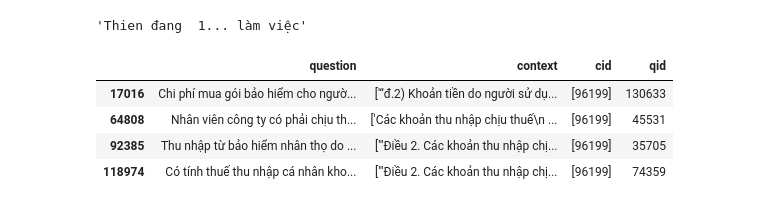
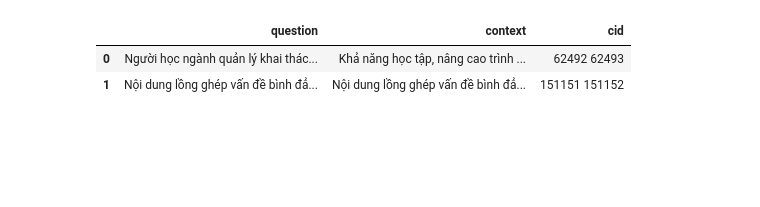
Before and after one commit to tnt305/legal-retrieval, a Jupyter notebook: eda.ipynb, the cells around one changed output. Cells and saved outputs as stored; diff of their text form; code cells hidden in the pictures; blank space fills up the shorter version.

```diff
--- a/eda.ipynb
+++ b/eda.ipynb
@@ -11,25 +21,30 @@ test = pd.read_csv("./data/public_test.csv")
+# %%
+import pandas as pd
+
+# Dữ liệu ban đầu (giả sử đã nạp từ file CSV)
+data = pd.DataFrame({
+    'question': ["Người học ngành quản lý khai thác công trình thủy lợi ...", "Nội dung lồng ghép vấn đề bình đẳng giới ..."],
+    'context': [
+        ["Khả năng học tập, nâng cao trình độ...", "Khối lượng kiến thức tối thiểu..."],
+        ["Nội dung lồng ghép vấn đề bình đẳng giới...", "Xác định nội dung liên quan đến vấn đề bình đẳng giới..."]
+    ],
+    'cid': [[62492, 62493], [151151, 151152]],
+    'qid': [161615, 80037]
+})
+
+# Chuyển đổi context thành chuỗi văn bản duy nhất và cid thành danh sách ID
+data['context'] = data['context'].apply(lambda x: ' '.join(x))
+data['cid'] = data['cid'].apply(lambda x: ' '.join(map(str, x)))
+
+# Tạo DataFrame cuối cùng
+rag_data = data[['question', 'context', 'cid']]
+
+# Hiển thị kết quả
+pd.DataFrame(rag_data)
+# %% [output]
+|  | question | context | cid |
+| 0 | Người học ngành quản lý khai thác... | Khả năng học tập, nâng cao trình ... | 62492 62493 |
+| 1 | Nội dung lồng ghép vấn đề bình đẳ... | Nội dung lồng ghép vấn đề bình đẳ... | 151151 151152 |
 # %%
 train['cid'].value_counts().tolist()
-# %%
-import re
-import re
-
-def clean_text(text):
-    # Loại bỏ các ký tự xuống dòng và thay thế bằng khoảng trắng
-    text = re.sub(r'\n+', ' ', text)  # Thay thế nhiều ký tự xuống dòng bằng một khoảng trắng
-    text = re.sub(r'[^\w\s.]', '', text)  # Giữ lại chữ cái, số, khoảng trắng và dấu chấm
-    return text.strip()  # Loại bỏ khoảng trắng thừa ở đầu và cuối
-
-
-clean_text(" Thien đang \n1... làm việc")
-# %% [output]
-'Thien đang  1... làm việc'
-# %%
-train[train['cid'] =='[96199]']
-# %% [output]
-|  | question | context | cid | qid |
-| 17016 | Chi phí mua gói bảo hiểm cho ngườ... | ['“đ.2) Khoản tiền do người sử dụ... | [96199] | 130633 |
-| 64808 | Nhân viên công ty có phải chịu th... | ['Các khoản thu nhập chịu thuế\n ... | [96199] | 45531 |
-| 92385 | Thu nhập từ bảo hiểm nhân thọ do ... | ['"Điều 2. Các khoản thu nhập chị... | [96199] | 35705 |
-| 118974 | Có tính thuế thu nhập cá nhân kho... | ['"Điều 2. Các khoản thu nhập chị... | [96199] | 74359 |
 # %%
```
Also changed, not shown: parts of 11 cells of this notebook, 13 other files.
